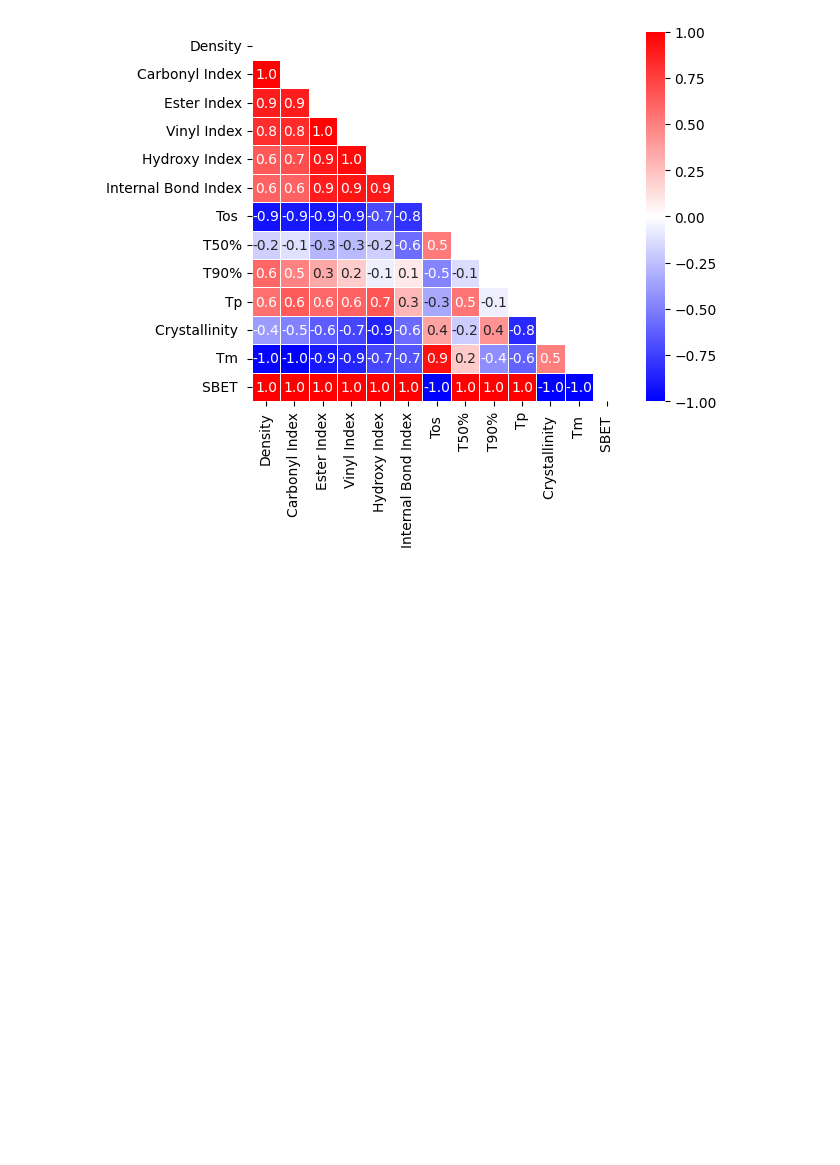
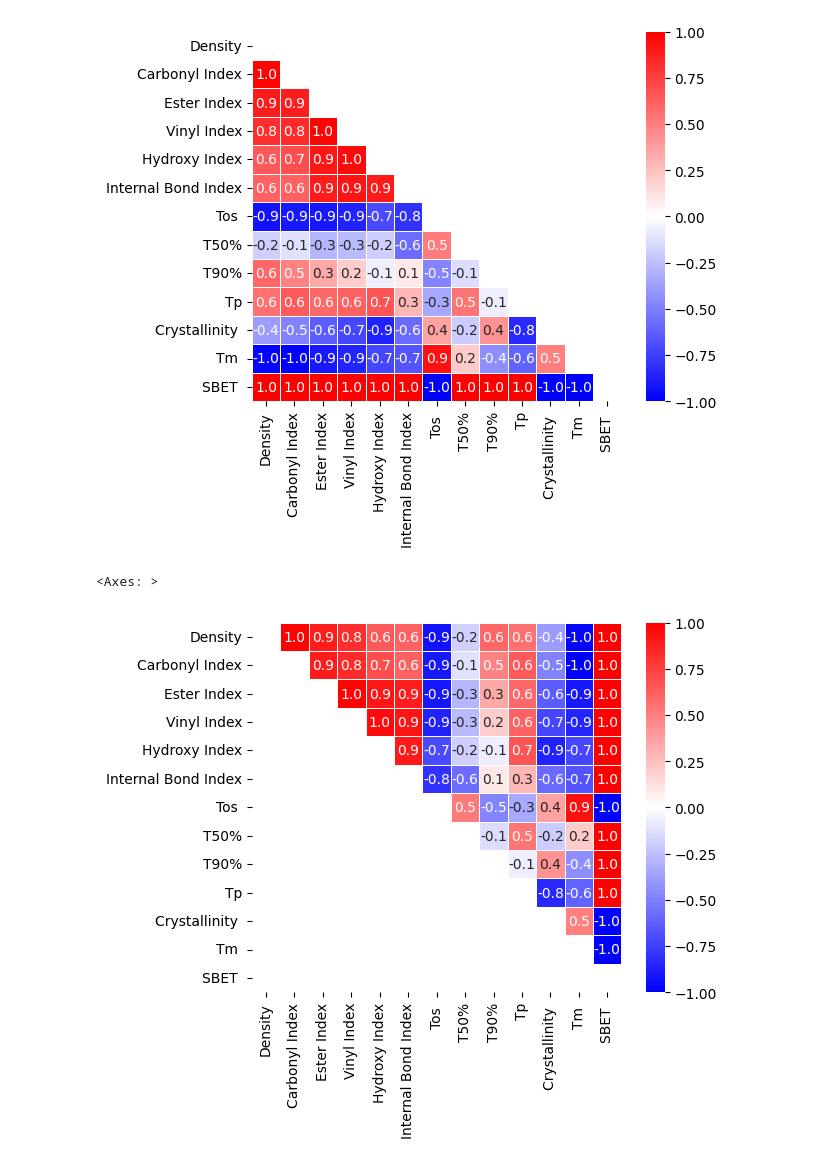
Before and after one commit to VaibhavBudhiraja/CorrelationMap, a Jupyter notebook: HeatmapFinal.ipynb, the cells around one changed output. Saved outputs shown, nothing was run; the diff lists cells and outputs as text; code cells hidden in the pictures; blank space fills up the shorter version.

Commit message:
Lower trangular matrix added

```diff
--- a/HeatmapFinal.ipynb
+++ b/HeatmapFinal.ipynb
@@ -61,3 +61,11 @@ sns.heatmap(df.corr(), annot=True, linewidth=.7, cmap='bwr', vmin=-1, vmax=1, ma
 # %% [output]
 <Axes: >
 [figure]
+# %%
+mat1 = np.tril(df.corr())   # upper triangular matrix
+#plt.figure(figsize=(9,9))
+sns.heatmap(df.corr(), annot=True, linewidth=.7, cmap='bwr', vmin=-1, vmax=1, mask=mat1, square=True,  fmt=".1f")
+#plt.show()
+# %% [output]
+<Axes: >
+[figure, added]
```
